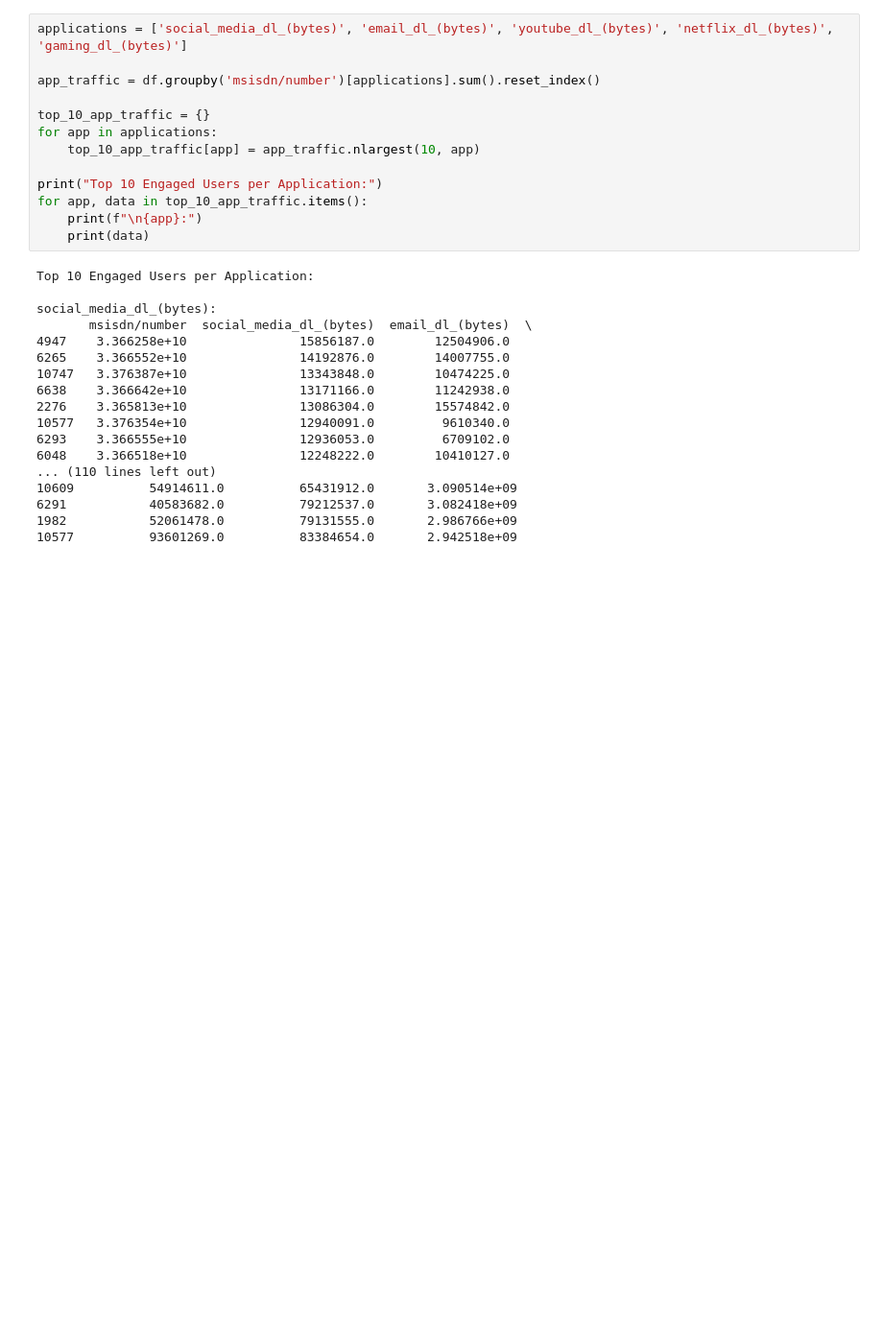
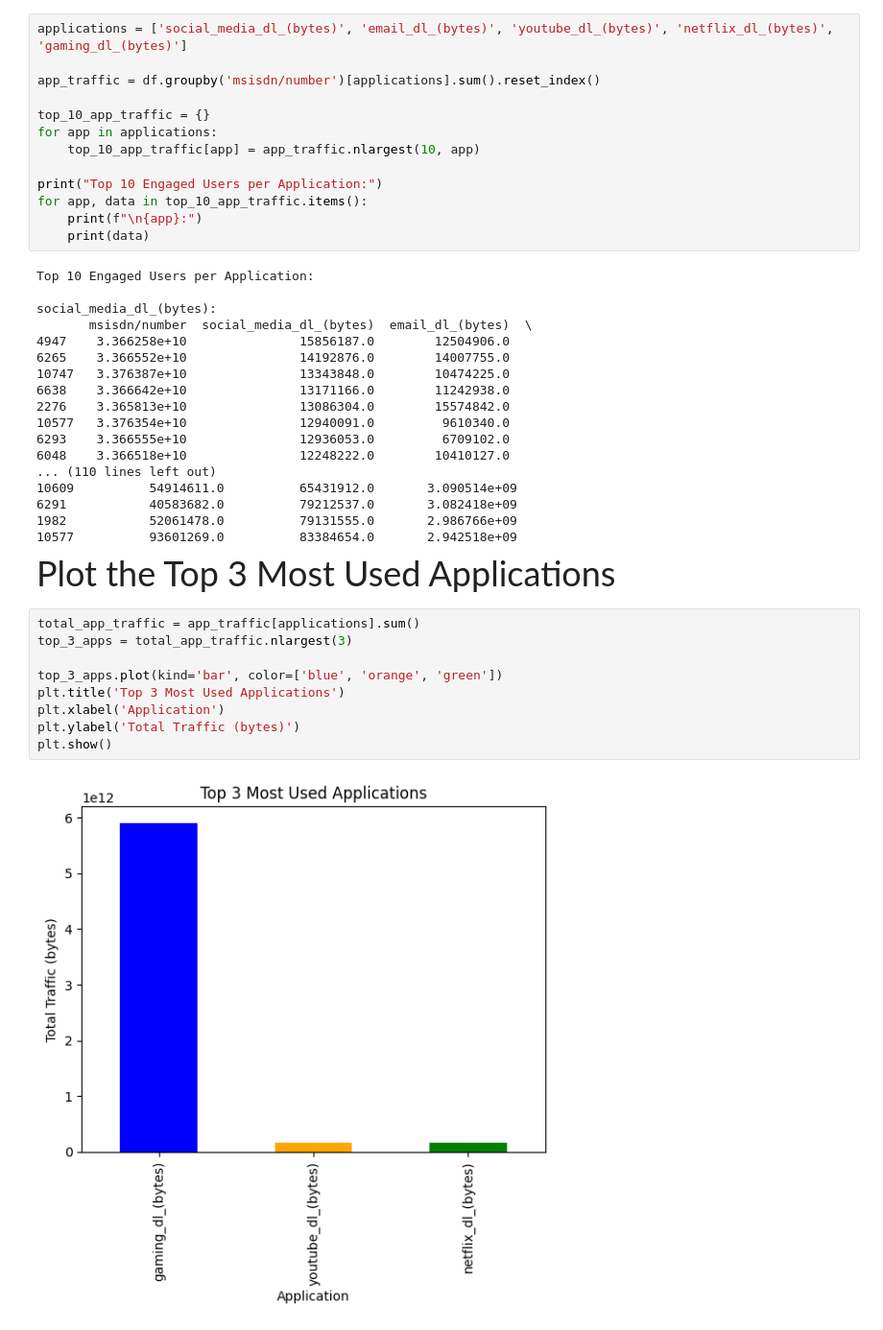
Before and after one commit to Wbam/Week-2, a Jupyter notebook: notebooks/UserEngagementAnalysis.ipynb, the cells around one changed output. Shown at 96% size. Drawn from its saved outputs; the diff is of its cells as text; blank space fills up the shorter version.

Commit message:
completed ploting the top 3 most used applications

```diff
--- a/notebooks/UserEngagementAnalysis.ipynb
+++ b/notebooks/UserEngagementAnalysis.ipynb
@@ -176,3 +176,16 @@ social_media_dl_(bytes):
 6291           40583682.0          79212537.0       3.082418e+09
 1982           52061478.0          79131555.0       2.986766e+09
 10577          93601269.0          83384654.0       2.942518e+09
+# %% [markdown]
+<span style="font-size: 36px;">Plot the Top 3 Most Used Applications</span>
+# %%
+total_app_traffic = app_traffic[applications].sum()
+top_3_apps = total_app_traffic.nlargest(3)
+
+top_3_apps.plot(kind='bar', color=['blue', 'orange', 'green'])
+plt.title('Top 3 Most Used Applications')
+plt.xlabel('Application')
+plt.ylabel('Total Traffic (bytes)')
+plt.show()
+# %% [output]
+[figure, added]
```
